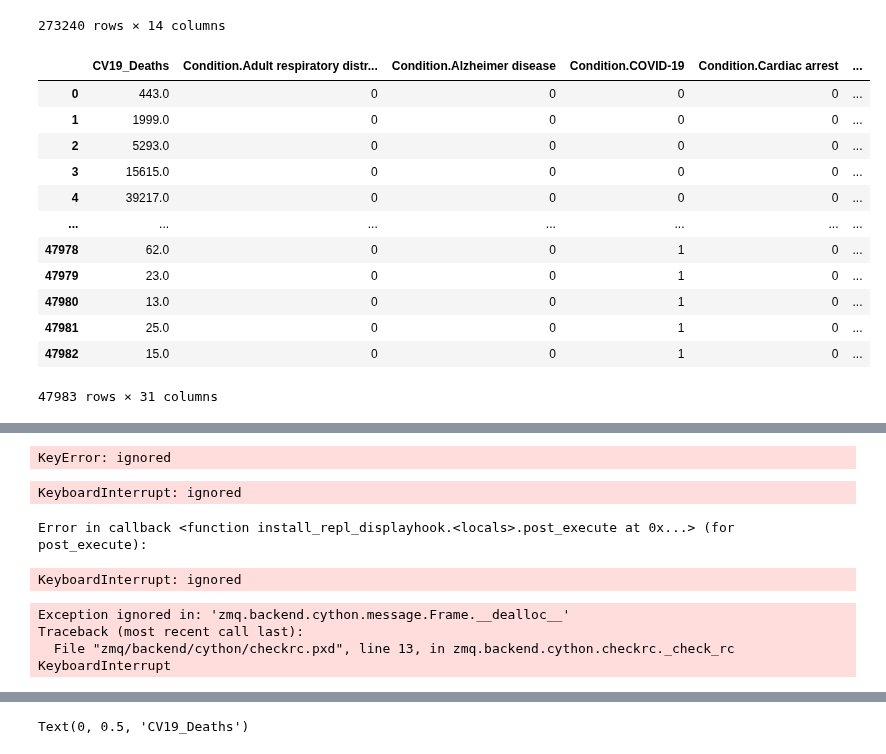
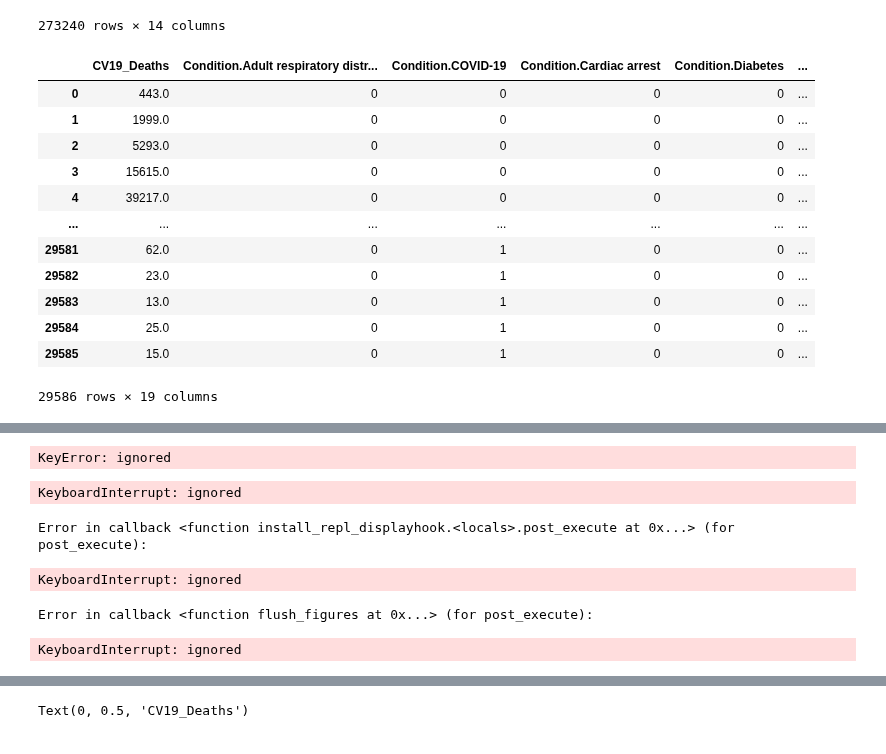
Before and after one commit to JScottLopez/github-ds, a Jupyter notebook: TIM_6500_JSLopez.ipynb, the cells around one changed output, grey strips where cells are left out. Cells and saved outputs as stored; diff of their text form; code cells hidden in the pictures.

```diff
--- a/TIM_6500_JSLopez.ipynb
+++ b/TIM_6500_JSLopez.ipynb
@@ -78,6 +78,32 @@ df = df[~df.AgeGroup.str.contains('Not stated|All Ages', regex=True)]
 
 #drop non-relevant rows
 row_index = df[df['Condition'] == 'All other conditions and causes (residual)'].index
+df.drop(row_index, inplace = True)
+
+#newly added
+row_index = df[df['Condition'] == 'Chronic lower respiratory diseases'].index
+df.drop(row_index, inplace = True)
+row_index = df[df['Condition'] == 'Other diseases of the circulatory system'].index
+df.drop(row_index, inplace = True)
+row_index = df[df['Condition'] == 'Other diseases of the respiratory system'].index
+df.drop(row_index, inplace = True)
+row_index = df[df['Condition'] == 'Heart failure'].index
+df.drop(row_index, inplace = True)
+row_index = df[df['Condition'] == 'Cardiac arrhythmia'].index
+df.drop(row_index, inplace = True)
+row_index = df[df['Condition'] == 'Malignant neoplasms'].index
+df.drop(row_index, inplace = True)
+row_index = df[df['Condition'] == 'Vascular and unspecified dementia'].index
+df.drop(row_index, inplace = True)
+row_index = df[df['Condition'] == 'Cerebrovascular diseases'].index
+df.drop(row_index, inplace = True)
+row_index = df[df['Condition'] == 'Obesity'].index
+df.drop(row_index, inplace = True)
+row_index = df[df['Condition'] == 'Alzheimer disease'].index
+df.drop(row_index, inplace = True)
+row_index = df[df['Condition'] == 'Intentional and unintentional injury, poisoning, and other adverse events'].index
+df.drop(row_index, inplace = True)
+row_index = df[df['Condition'] == 'Respiratory arrest'].index
 df.drop(row_index, inplace = True)
 
 #remove commas from CV19_Deaths column
@@ -110,46 +136,46 @@ df['CV19_Deaths'] = df['CV19_Deaths'].astype(float, errors = 'raise')
 #df['Condition']=df['Condition'].str.replace('Cardiac arrest','4.0')
 #df['Condition']=df['Condition'].str.replace('Cardiac arrhythmia','5.0')
 #df['Condition']=df['Condition'].str.replace('Cerebrovascular diseases','6.0')
 #df['Condition']=df['Condition'].str.replace('Chronic lower respiratory diseases','7.0')
 #df['Condition']=df['Condition'].str.replace('Diabetes','8.0')
 #df['Condition']=df['Condition'].str.replace('Heart failure','9.0')
 #df['Condition']=df['Condition'].str.replace('Hypertensive diseases','10.0')
 #df['Condition']=df['Condition'].str.replace('Influenza and pneumonia','11.0')
 #df['Condition']=df['Condition'].str.replace('Intentional and unintentional injury, poisoning, and other adverse events','12.0')
 #df['Condition']=df['Condition'].str.replace('Ischemic heart disease','13.0')
 #df['Condition']=df['Condition'].str.replace('Malignant neoplasms','14.0')
 #df['Condition']=df['Condition'].str.replace('Obesity','15.0')
 #df['Condition']=df['Condition'].str.replace('Other diseases of the circulatory system','16.0')
 #df['Condition']=df['Condition'].str.replace('Other diseases of the respiratory system','17.0')
 #df['Condition']=df['Condition'].str.replace('Renal failure','18.0')
 #df['Condition']=df['Condition'].str.replace('Respiratory arrest','19.0')
 #df['Condition']=df['Condition'].str.replace('Respiratory failure','20.0')
 #df['Condition']=df['Condition'].str.replace('Sepsis','21.0')
 #df['Condition']=df['Condition'].str.replace('Vascular and unspecified dementia','22.0')
 #df['Condition'] = df['Condition'].astype(float, errors = 'raise')
 
 df = pd.get_dummies(df, prefix='Condition', prefix_sep='.',
                             columns=['Condition'])
 
 df = pd.get_dummies(df, prefix='AgeGroup', prefix_sep='.',
                             columns=['AgeGroup'])
 
 df = df.reset_index(drop=True)
 display(df)
 # %% [output]
-|  | CV19_Deaths | Condition.Adult respiratory distr... | Condition.Alzheimer disease | Condition.COVID-19 | Condition.Cardiac arrest | ... |
+|  | CV19_Deaths | Condition.Adult respiratory distr... | Condition.COVID-19 | Condition.Cardiac arrest | Condition.Diabetes | ... |
 | 0 | 443.0 | 0 | 0 | 0 | 0 | ... |
 | 1 | 1999.0 | 0 | 0 | 0 | 0 | ... |
 | 2 | 5293.0 | 0 | 0 | 0 | 0 | ... |
 | 3 | 15615.0 | 0 | 0 | 0 | 0 | ... |
 | 4 | 39217.0 | 0 | 0 | 0 | 0 | ... |
 | ... | ... | ... | ... | ... | ... | ... |
-| 47978 | 62.0 | 0 | 0 | 1 | 0 | ... |
-| 47979 | 23.0 | 0 | 0 | 1 | 0 | ... |
-| 47980 | 13.0 | 0 | 0 | 1 | 0 | ... |
-| 47981 | 25.0 | 0 | 0 | 1 | 0 | ... |
-| 47982 | 15.0 | 0 | 0 | 1 | 0 | ... |
+| 29581 | 62.0 | 0 | 1 | 0 | 0 | ... |
+| 29582 | 23.0 | 0 | 1 | 0 | 0 | ... |
+| 29583 | 13.0 | 0 | 1 | 0 | 0 | ... |
+| 29584 | 25.0 | 0 | 1 | 0 | 0 | ... |
+| 29585 | 15.0 | 0 | 1 | 0 | 0 | ... |
-47983 rows × 31 columns
+29586 rows × 19 columns
 # %%
 #import numpy as np
 
@@ -205,10 +231,8 @@ sns.pairplot(df)
 KeyboardInterrupt: ignored
 Error in callback <function install_repl_displayhook.<locals>.post_execute at 0x...> (for post_execute):
 KeyboardInterrupt: ignored
-Exception ignored in: 'zmq.backend.cython.message.Frame.__dealloc__'
-Traceback (most recent call last):
-  File "zmq/backend/cython/checkrc.pxd", line 13, in zmq.backend.cython.checkrc._check_rc
-KeyboardInterrupt
+Error in callback <function flush_figures at 0x...> (for post_execute):
+KeyboardInterrupt: ignored
 # %%
 #combined dataframe using float values for Age Group and maybe condition?
 corr = df.corr()
```
Also changed, not shown: parts of 3 cells of this notebook.
